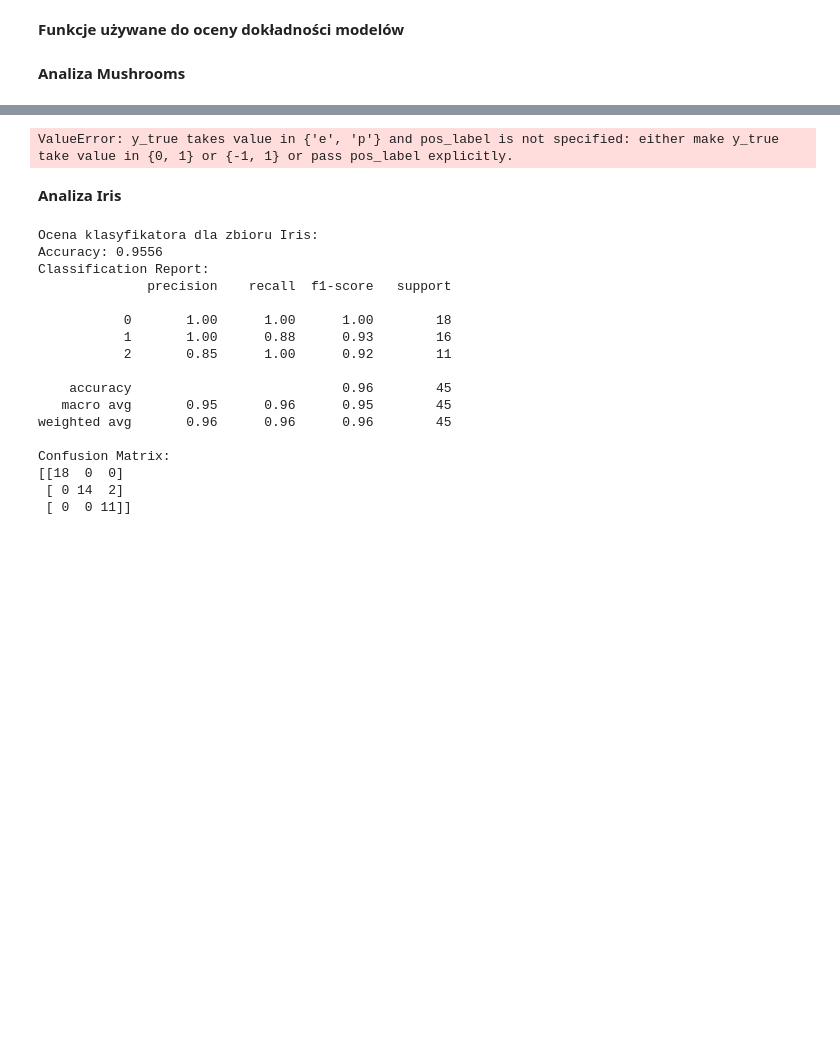
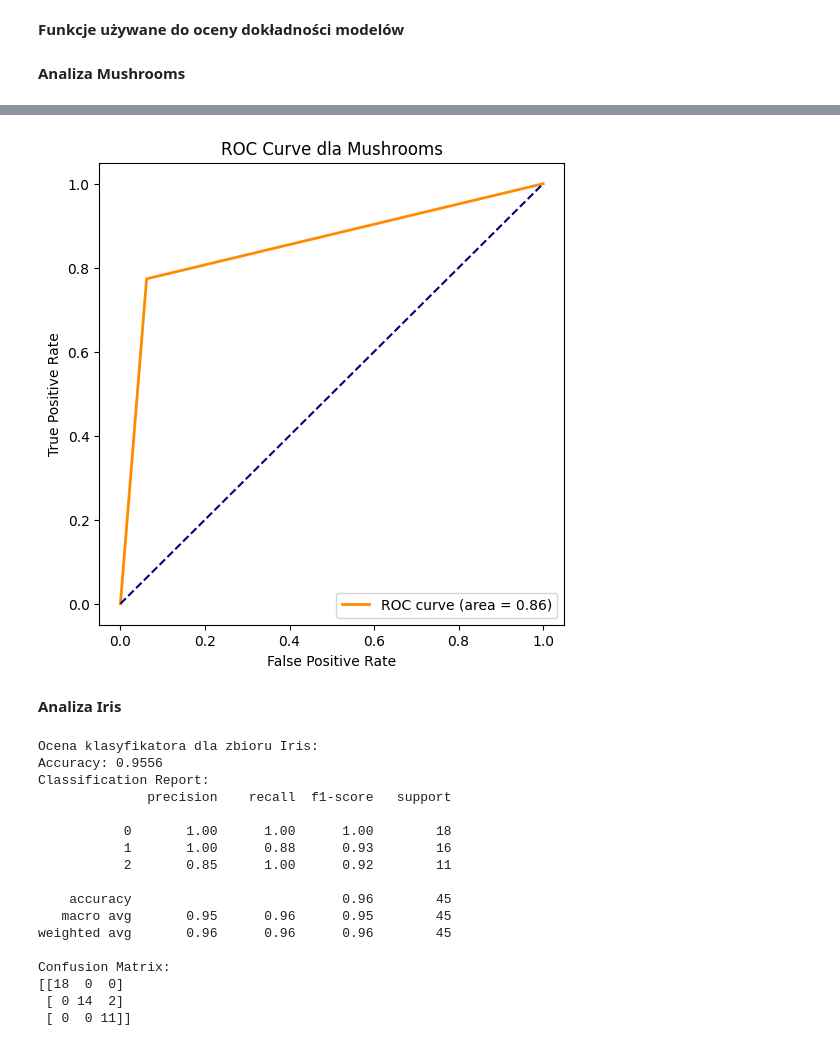
Before and after one commit to FalcO0O/Statystyka-projekt-AGH, a Jupyter notebook: statystyka1.ipynb, the cells around one changed output, grey strips where cells are left out. Cells and saved outputs as stored; diff of their text form; code cells hidden in the pictures; blank space fills up the shorter version.

Commit message:
roc curve now works

```diff
--- a/statystyka1.ipynb
+++ b/statystyka1.ipynb
@@ -354,20 +342,39 @@ plt.title("Macierz korelacji dla Mushrooms (zakodowane cechy)")
 plt.show()
 # %%
 from sklearn.metrics import roc_curve, auc
-# TODO
+
+file_path = "./mushroom-classification/mushrooms.csv"
+
+mushrooms = pd.read_csv(file_path)
+target_column = 'class'
+model = MultinomialNaiveBayesClassifier
+
+y_test_mush, y_pred_mush = test_model(_model=model,
+                                      _target_column=target_column,
+                                      _set=mushrooms,
+                                      _test_size=0.1)
+
+# preparing data: e -> 0, p -> 1
+y_test_mush[y_test_mush == 'e'] = 0
+y_test_mush[y_test_mush == 'p'] = 1
+y_pred_mush[y_pred_mush == 'e'] = 0
+y_pred_mush[y_pred_mush == 'p'] = 1
+y_test_mush = y_test_mush.astype('int')
+y_pred_mush = y_pred_mush.astype('int')
+
 fpr, tpr, _ = roc_curve(y_test_mush, y_pred_mush)
 roc_auc = auc(fpr, tpr)
 
 plt.figure(figsize=(6,6))
 plt.plot(fpr, tpr, color="darkorange", lw=2, label=f"ROC curve (area = {roc_auc:.2f})")
 plt.plot([0, 1], [0, 1], color="navy", linestyle="--")
 plt.xlabel("False Positive Rate")
 plt.ylabel("True Positive Rate")
 plt.title("ROC Curve dla Mushrooms")
 plt.legend(loc="lower right")
 plt.show()
 # %% [output]
-ValueError: y_true takes value in {'e', 'p'} and pos_label is not specified: either make y_true take value in {0, 1} or {-1, 1} or pass pos_label explicitly.
+[figure, added]
 # %% [markdown]
 **Analiza Iris**
 # %%
```
Also changed, not shown: parts of 6 cells of this notebook.
